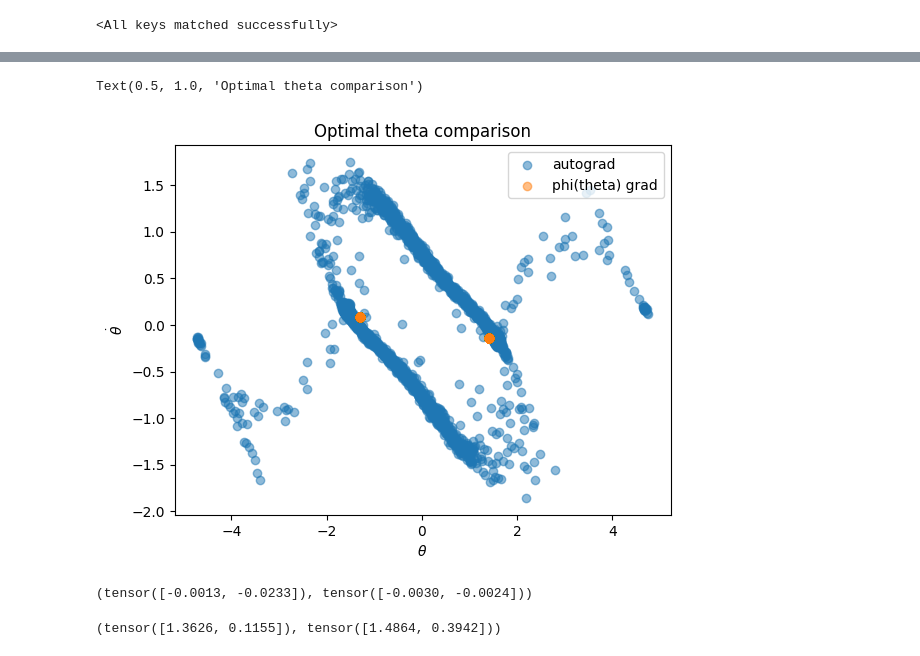
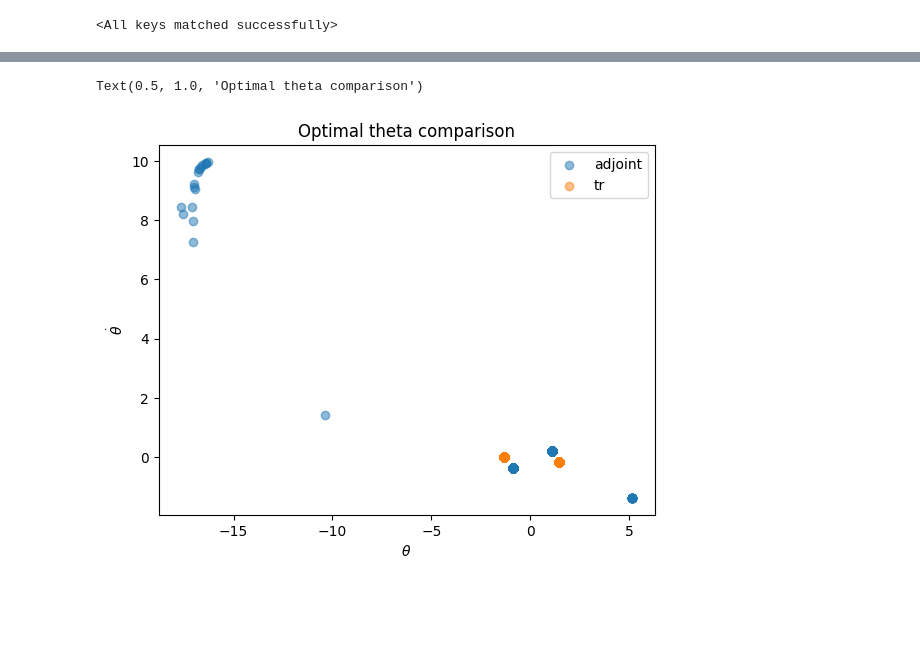
Before and after one commit to YuhangMeiUW/BSDE-Gradient, a Jupyter notebook: optimization_compare.ipynb, the cells around one changed output, grey strips where cells are left out. Drawn from its saved outputs; the diff is of its cells as text; code cells hidden in the pictures; blank space fills up the shorter version.

```diff
--- a/optimization_compare.ipynb
+++ b/optimization_compare.ipynb
@@ -6,8 +6,10 @@ from network import PhiNetwork, ScoreNetwork
 from utils import batched_jacobian
 import matplotlib.pyplot as plt
 # %%
-phi_net = ScoreNetwork(input_dim=2+1, out_dim=2, hidden_dim=32)
-phi_net.load_state_dict(torch.load('network/phi_network_ip_bsde_nl0.5_v3.pth'))
+phi_tr = ScoreNetwork(input_dim=2+1, out_dim=2, hidden_dim=32)
+phi_tr.load_state_dict(torch.load('network/tr_phi_network_ip_bsde_nl0.5.pth'))
+phi_adjoint = ScoreNetwork(input_dim=2+1, out_dim=2, hidden_dim=32)
+phi_adjoint.load_state_dict(torch.load('network/ad_phi_network_ip_bsde_nl0.5.pth'))
 # %% [output]
 <All keys matched successfully>
 # %%
@@ -152,20 +156,12 @@ phi     : loss=14777.2
 # %%
 ## plot of optimal theta
 plt.figure()
-plt.scatter(theta_auto.detach().numpy()[:,0], theta_auto.detach().numpy()[:,1], label="autograd", alpha=0.5)
-plt.scatter(theta_phi.detach().numpy()[:,0], theta_phi.detach().numpy()[:,1], label="phi(theta) grad", alpha=0.5)
+plt.scatter(theta_ad.detach().numpy()[:,0], theta_ad.detach().numpy()[:,1], label="adjoint", alpha=0.5)
+plt.scatter(theta_phi.detach().numpy()[:,0], theta_phi.detach().numpy()[:,1], label="tr", alpha=0.5)
 plt.xlabel(r"$\theta$")
 plt.ylabel(r"$\dot{\theta}$")
 plt.legend()
 plt.title("Optimal theta comparison")
 # %% [output]
 Text(0.5, 1.0, 'Optimal theta comparison')
-[figure, old version]
+[figure, new version]
-# %%
-theta_phi.detach().mean(dim=0), theta_auto.detach().mean(dim=0)
-# %% [output]
-(tensor([-0.0013, -0.0233]), tensor([-0.0030, -0.0024]))
-# %%
-theta_phi.detach().std(dim=0), theta_auto.detach().std(dim=0)
-# %% [output]
-(tensor([1.3626, 0.1155]), tensor([1.4864, 0.3942]))
```
Also changed, not shown: parts of 23 cells of this notebook.
